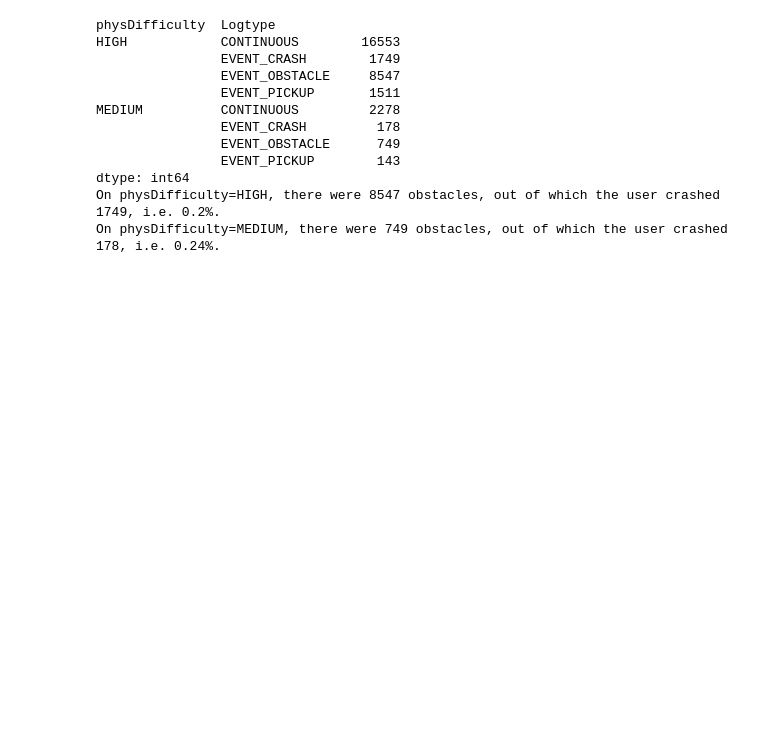
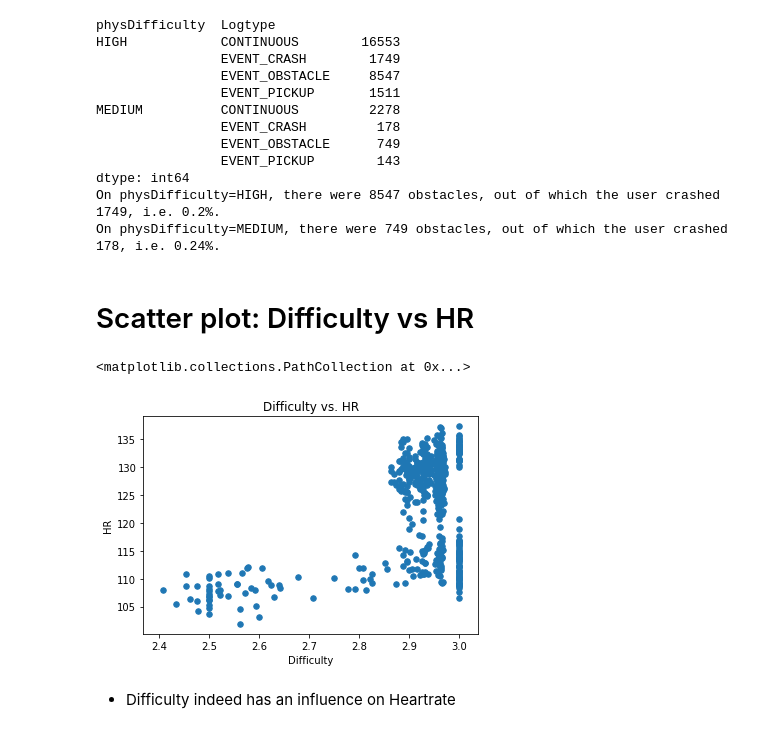
Before and after one commit to bastianmorath/4Ps-Plunder-Planet, a Jupyter notebook: jn_main.ipynb, the cells around one changed output. Drawn from its saved outputs; the diff is of its cells as text; code cells hidden in the pictures; blank space fills up the shorter version.

```diff
--- a/jn_main.ipynb
+++ b/jn_main.ipynb
@@ -54,8 +54,7 @@ plt.title('Average Heartrate across all users')
 resolution = 10 # resample every x seconds -> the bigger, the smoother
 
 min_time = time_df.min()
-cutted = conc_dataframes[conc_dataframes['Time']<min_time] # Cut all dataframes to the same minimal length
-conc_with_hr = cutted[cutted['Heartrate']!=-1] # Filter out dataframes without HR
+conc_with_hr = conc_with_hr[conc_with_hr['Time']<min_time] # Cut all dataframes to the same minimal length
 df_copy = conc_with_hr.copy() # to prevent SettingWithCopyWarning
 avg_hr_df = df_copy.groupby(['timedelta'])['Heartrate'].mean() # Take mean over all logfiles
 avg_hr_df_resampled = avg_hr_df.resample(str(resolution)+'S').mean() # Resample series
@@ -240,3 +242,25 @@ MEDIUM          CONTINUOUS         2278
 dtype: int64
 On physDifficulty=HIGH, there were 8547 obstacles, out of which the user crashed 1749, i.e. 0.2%.
 On physDifficulty=MEDIUM, there were 749 obstacles, out of which the user crashed 178, i.e. 0.24%.
+# %% [markdown]
+#  Scatter plot: Difficulty vs HR
+# %%
+df = conc_with_hr
+df_num = factory.transformToNumbers(df)
+df_num.set_index('timedelta', inplace=True)
+resolution=1
+# resample and take mean over difficulty. This emans that a point can now have a difficulty "between"
+# Low/Medium/High, depending on how many seconds out of the resolution seconds it was on which level.
+avg_hr_df_resampled = df_num.resample(str(resolution)+'S').mean()
+
+plt.title('Difficulty vs. HR')
+plt.ylabel('HR')
+plt.xlabel('Difficulty')
+x = avg_hr_df_resampled['physDifficulty']
+y = avg_hr_df_resampled['Heartrate']
+plt.scatter(x, y, s=30)
+# %% [output]
+<matplotlib.collections.PathCollection at 0x...>
+[figure, added]
+# %% [markdown]
+- Difficulty indeed has an influence on Heartrate
```
Also changed, not shown: parts of 9 cells of this notebook, 38 other files.
